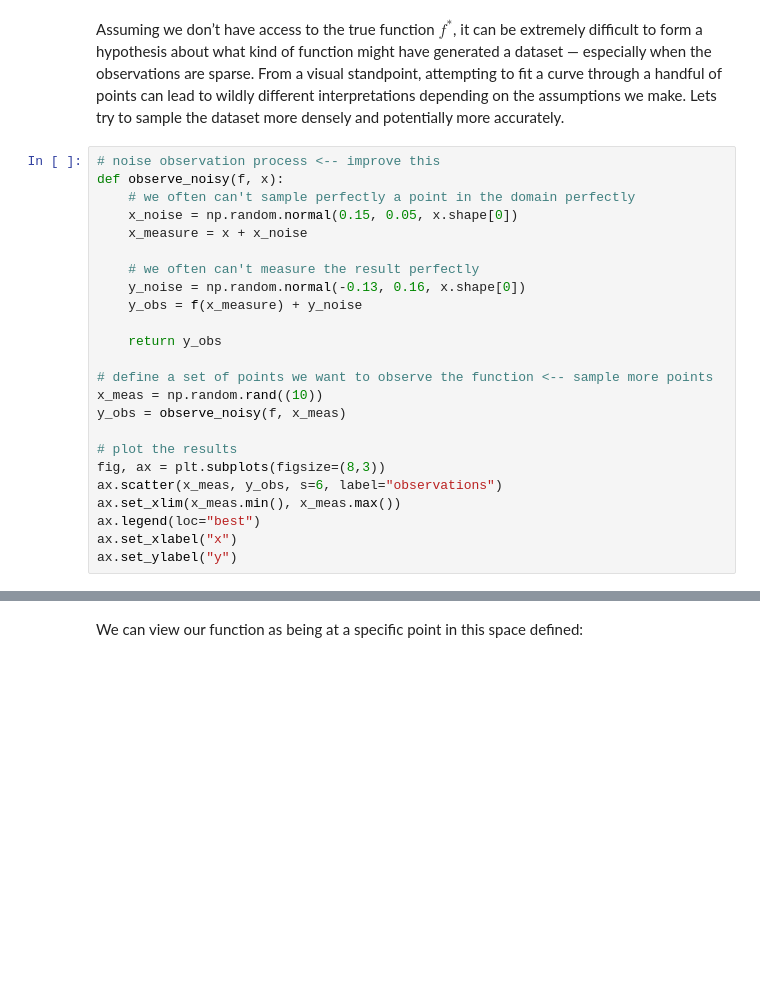
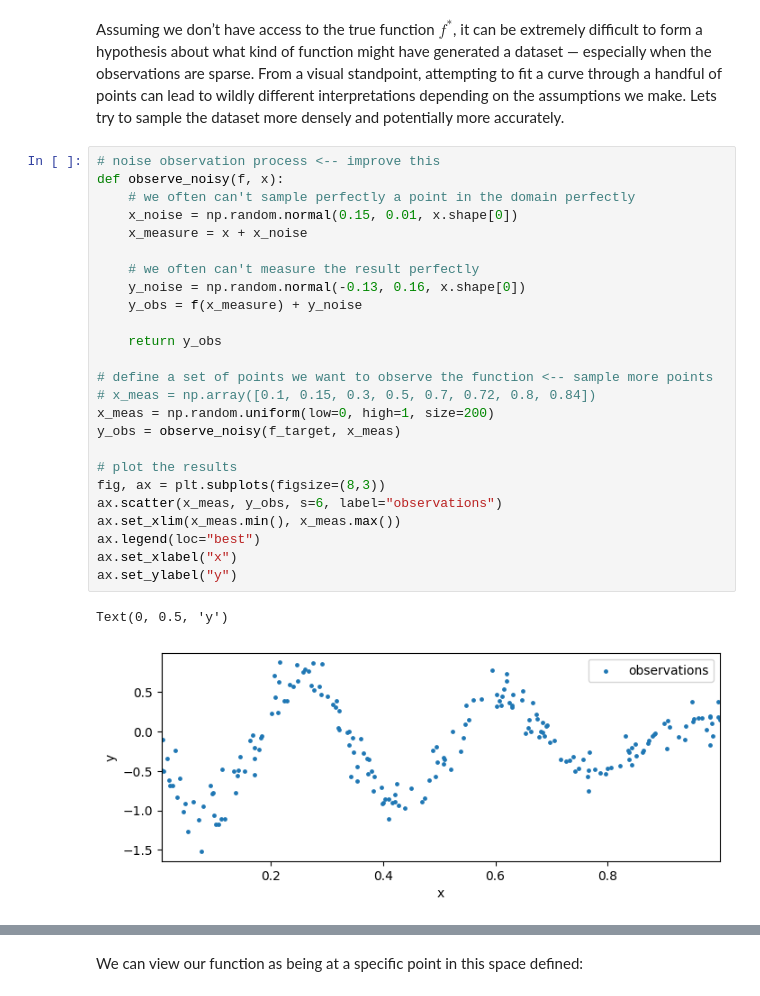
Before and after one commit to nextgenerationgraduatesprogram/nextgen25-mlai-workshop01, a Jupyter notebook: notebooks/main.ipynb, the cells around one changed output, grey strips where cells are left out. Drawn from its saved outputs; the diff is of its cells as text; blank space fills up the shorter version.

```diff
--- a/notebooks/main.ipynb
+++ b/notebooks/main.ipynb
@@ -386,24 +427,28 @@ Assuming we don’t have access to the true function $f^{*}$, it can be extremel
 # %%
 # noise observation process <-- improve this
 def observe_noisy(f, x):
     # we often can't sample perfectly a point in the domain perfectly
-    x_noise = np.random.normal(0.15, 0.05, x.shape[0])
+    x_noise = np.random.normal(0.15, 0.01, x.shape[0])
     x_measure = x + x_noise
 
     # we often can't measure the result perfectly
     y_noise = np.random.normal(-0.13, 0.16, x.shape[0])
     y_obs = f(x_measure) + y_noise
 
     return y_obs
 
 # define a set of points we want to observe the function <-- sample more points
-x_meas = np.random.rand((10))
-y_obs = observe_noisy(f, x_meas)
+# x_meas = np.array([0.1, 0.15, 0.3, 0.5, 0.7, 0.72, 0.8, 0.84])
+x_meas = np.random.uniform(low=0, high=1, size=200)
+y_obs = observe_noisy(f_target, x_meas)
 
 # plot the results
 fig, ax = plt.subplots(figsize=(8,3))
 ax.scatter(x_meas, y_obs, s=6, label="observations")
 ax.set_xlim(x_meas.min(), x_meas.max())
 ax.legend(loc="best")
 ax.set_xlabel("x")
 ax.set_ylabel("y")
+# %% [output]
+Text(0, 0.5, 'y')
+[figure, added]
```
Also changed, not shown: parts of 65 cells of this notebook.
